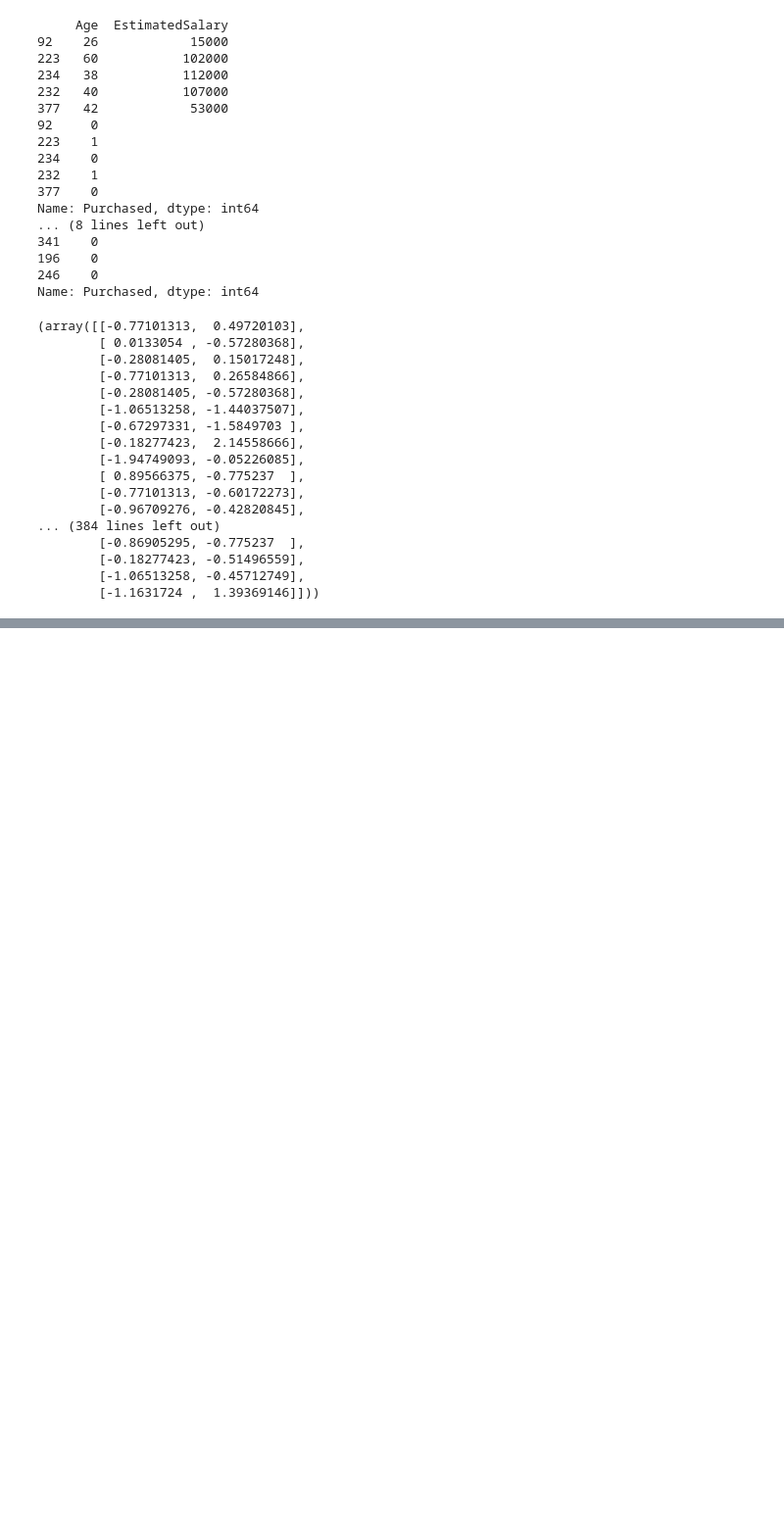
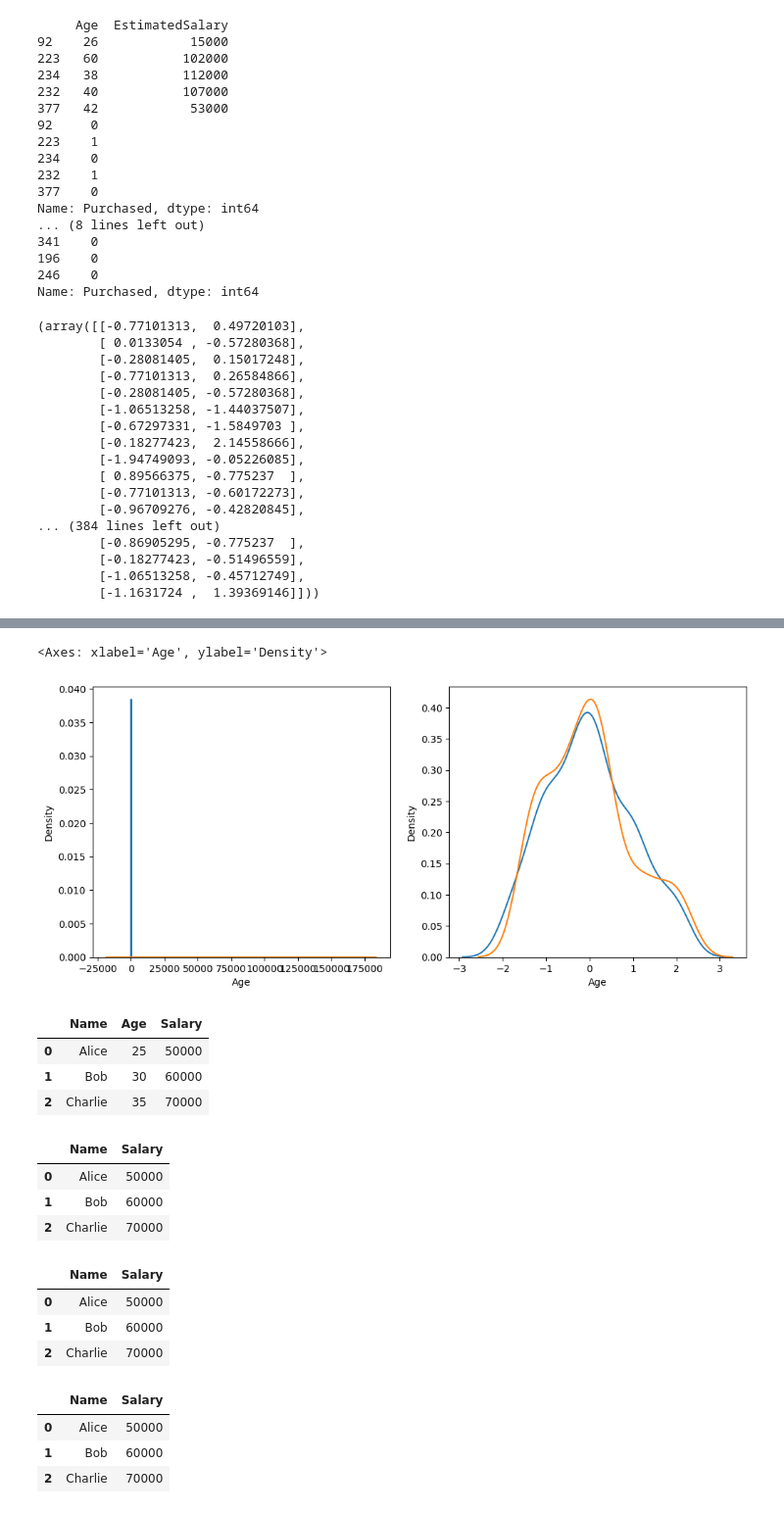
Before and after one commit to MAVRICK-1/ML-practice, a Jupyter notebook: standardization/standardization.ipynb, the cells around one changed output, grey strips where cells are left out. Shown: that part at 98% size. Cells and saved outputs as stored; diff of their text form; code cells hidden in the pictures; blank space fills up the shorter version.

```diff
--- a/standardization/standardization.ipynb
+++ b/standardization/standardization.ipynb
@@ -133,0 +121,51 @@ X_train_scaled + x_
+# %%
+fig, (ax1, ax2) = plt.subplots(ncols=2, figsize=(12, 5)) # Create a figure and
+# a set of subplots arguments are ncols=2 means 2 columns and figsize=(12, 5) means the size of the figure will be 12*5
+sns.kdeplot(x_train['Age'], ax=ax1) # Plot a kernel density estimate ax is used to plot the data on the figure means the data will be plotted on the figure
+sns.kdeplot(x_train['EstimatedSalary'], ax=ax1) # Plot a kernel density estimate
+sns.kdeplot(X_train_scaled['Age'], ax=ax2) # Plot a kernel density estimate
+sns.kdeplot(X_train_scaled['EstimatedSalary'], ax=ax2) # Plot a kernel density estimate
+# %% [output]
+<Axes: xlabel='Age', ylabel='Density'>
+[figure, added]
+# %%
+import pandas as pd
+
+# Sample DataFrame
+data = {
+    "Name": ["Alice", "Bob", "Charlie"],
+    "Age": [25, 30, 35],
+    "Salary": [50000, 60000, 70000]
+}
+df = pd.DataFrame(data)
+df
+# %% [output]
+|  | Name | Age | Salary |
+| 0 | Alice | 25 | 50000 |
+| 1 | Bob | 30 | 60000 |
+| 2 | Charlie | 35 | 70000 |
+# %%
+new_df = df[['Name','Salary']] # df.drop('Name', axis=1) # axis = 1 is used to drop the column and axis = 0 is used to drop the row
+# example to drop the row is df.drop(0, axis=0) means the row with index 0 will be dropped , argument is (0, axis=0) means the row with index 0 will be dropped
+new_df
+# %% [output]
+|  | Name | Salary |
+| 0 | Alice | 50000 |
+| 1 | Bob | 60000 |
+| 2 | Charlie | 70000 |
+# %%
+df_new = df.loc[:, ['Name', 'Salary']] # df.loc[0, 'Name'] # df.loc[0, 'Name'] means the value of the row with index 0 and column name 'Name'
+df_new
+# %% [output]
+|  | Name | Salary |
+| 0 | Alice | 50000 |
+| 1 | Bob | 60000 |
+| 2 | Charlie | 70000 |
+# %%
+# drop columns and rows using iloc
+df.iloc[:, [0, 2]] # df.iloc[0, 0] # df.iloc[0, 0] means the value of the row with index 0 and column with index 0
+# %% [output]
+|  | Name | Salary |
+| 0 | Alice | 50000 |
+| 1 | Bob | 60000 |
+| 2 | Charlie | 70000 |
```
Also changed, not shown: parts of 10 cells of this notebook, 6 other files.
